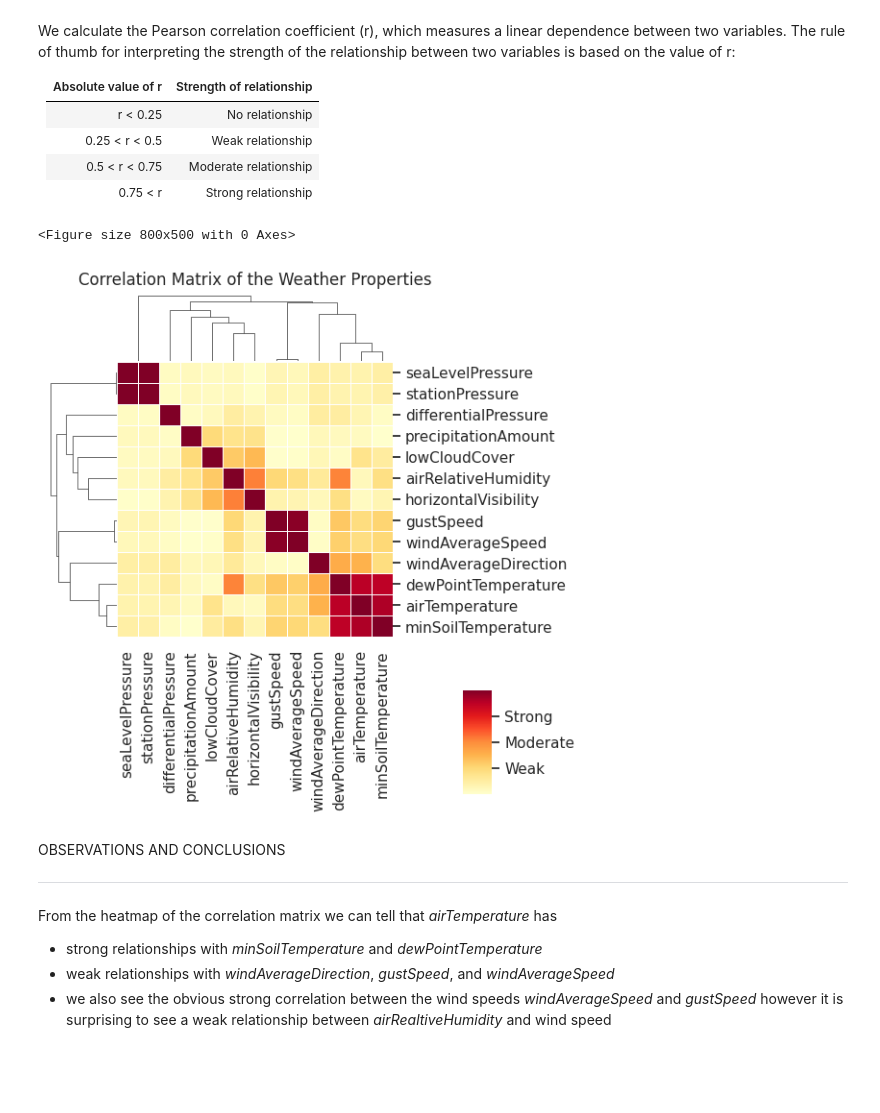
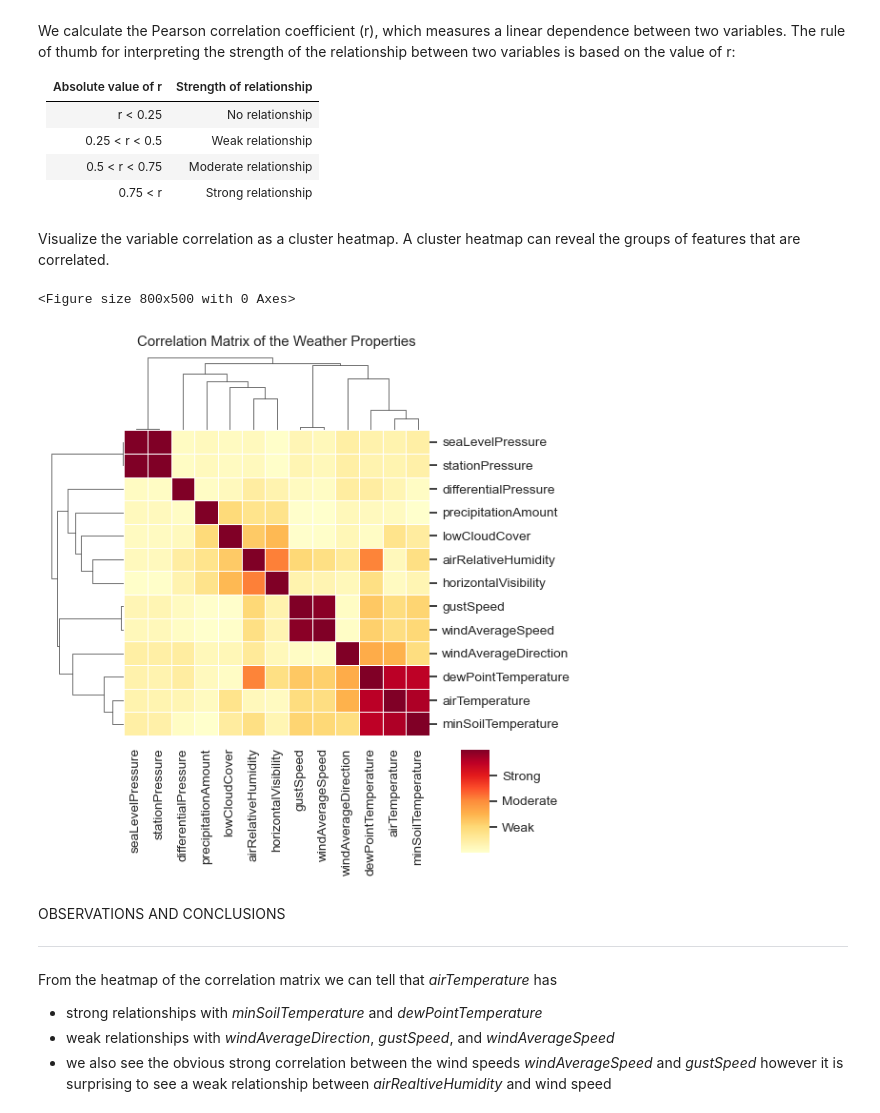
Before and after one commit to Wimmics/kgstat, a Jupyter notebook: KG_and_Regression_Python.ipynb, the cells around one changed output. Cells and saved outputs as stored; diff of their text form; code cells hidden in the pictures; blank space fills up the shorter version.

```diff
--- a/KG_and_Regression_Python.ipynb
+++ b/KG_and_Regression_Python.ipynb
@@ -871,26 +879,28 @@ We calculate the Pearson correlation coefficient (r), which measures a linear de
 r = weather_data_all_wide.corr(method='pearson', numeric_only=True)
+# %% [markdown]
+Visualize the variable correlation as a cluster heatmap. A cluster heatmap can reveal the groups of features that are correlated.
 # %%
 plt.figure(figsize=(8, 5))
-sns.set_theme()
+sns.set_theme(font_scale=0.9)
 
 r_labels = ['No relationship', 'Weak', 'Moderate', 'Strong']
 r_levels = [0.0, 0.25, 0.5, 0.75]
 
 cm = sns.clustermap(np.abs(r), annot=False, cmap='YlOrRd', fmt=".2f",
                linewidths=0.5, figsize=(6,6),
                cbar_pos=(0.75, 0.1, 0.05, 0.18),
                cbar_kws={'ticks': r_levels} )
 
 #cm.cax.set_visible(False)
 cm.ax_heatmap.set_xlabel('')
 cm.ax_heatmap.set_ylabel('')
 cm.ax_heatmap.set_title('Correlation Matrix of the Weather Properties', y=1.25)
 cm.ax_cbar.set_yticklabels(labels=r_labels)
 
 plt.show()
 # %% [output]
 <Figure size 800x500 with 0 Axes>
-[figure, old version]
+[figure, new version]
 # %% [markdown]
 OBSERVATIONS AND CONCLUSIONS
 
```
Also changed, not shown: parts of 22 cells of this notebook, 2 other files.
